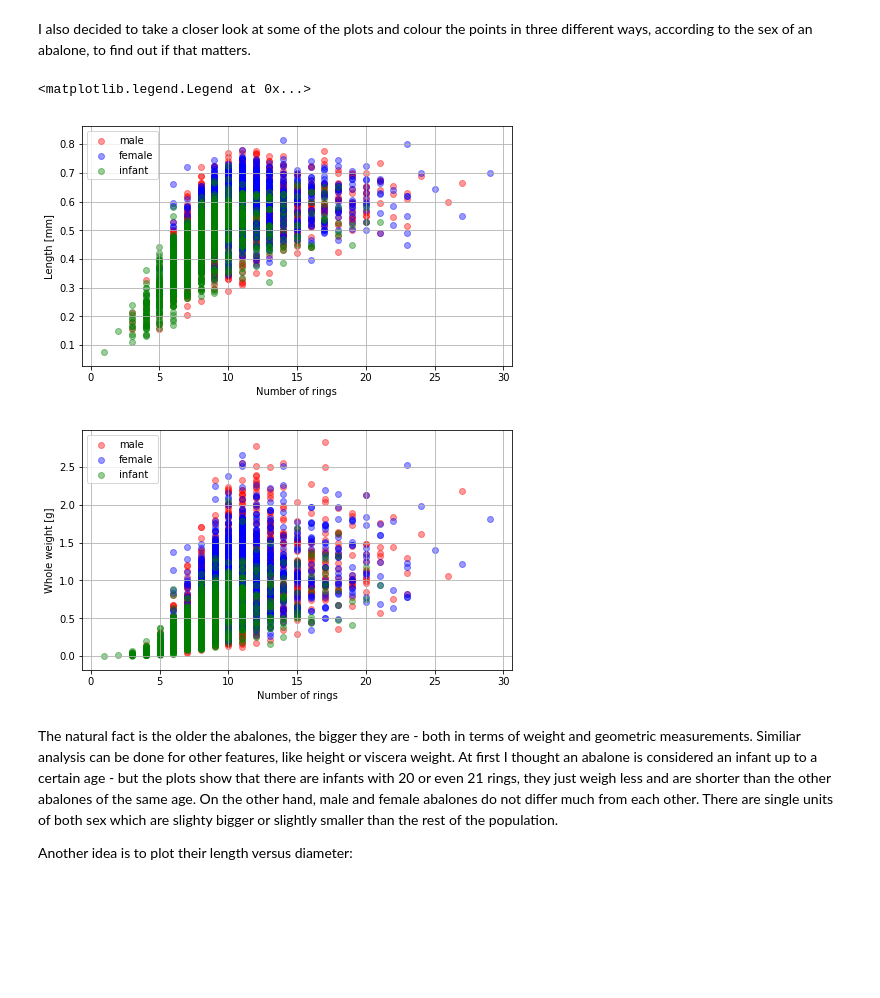
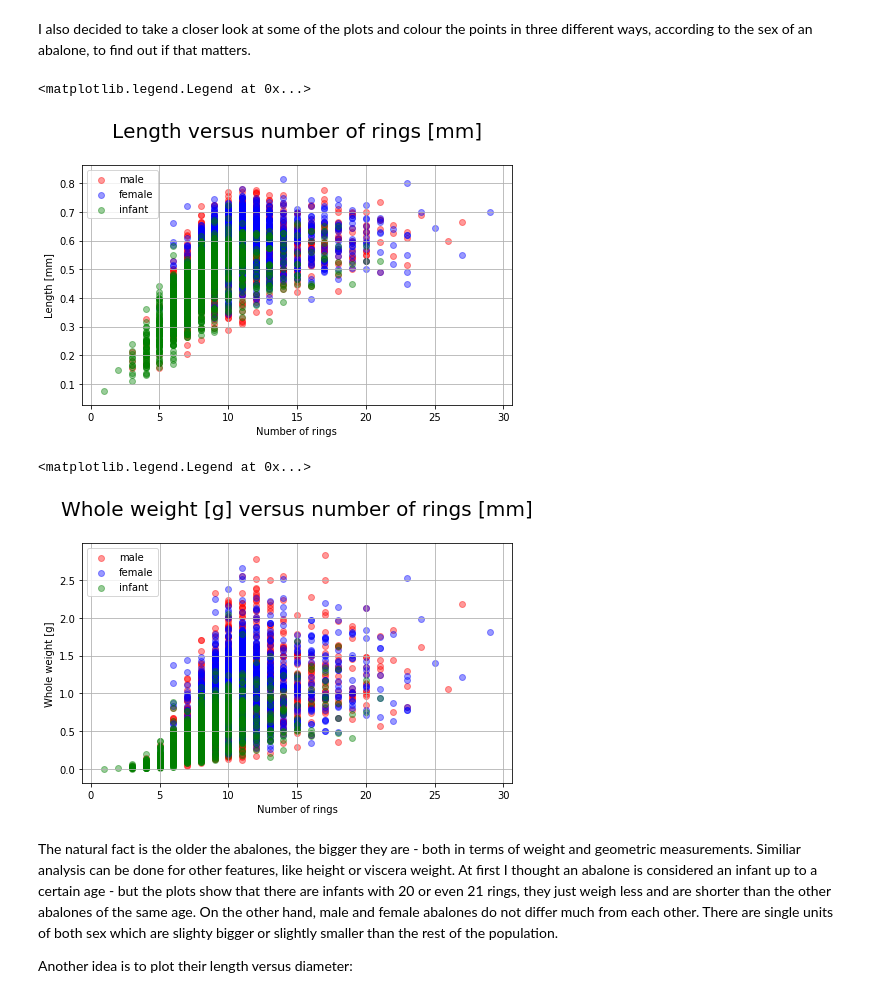
Before and after one commit to acamlet/abalone-dataset, a Jupyter notebook: abalone_dataset.ipynb, the cells around one changed output. Drawn from its saved outputs; the diff is of its cells as text; code cells hidden in the pictures; blank space fills up the shorter version.

```diff
--- a/abalone_dataset.ipynb
+++ b/abalone_dataset.ipynb
@@ -102,30 +104,34 @@ I also decided to take a closer look at some of the plots and colour the points
 # %%
 alpha = 0.4
 plt.figure(figsize=(7,7))
 plt.subplots_adjust(right=2, top=0.6, wspace=0.2)
 plt.subplot(1,2,1)
 plt.grid()
+plt.title("Length versus number of rings [mm]\n", fontsize = 20)
 plt.xlabel('Number of rings')
 plt.ylabel('Length [mm]')
 plt.scatter(df.loc[df.Sex == 'M', 'Number of rings'], df.loc[df.Sex == 'M', 'Length [mm]'], c = 'r', label = 'male', alpha = alpha)
 plt.scatter(df.loc[df.Sex == 'F', 'Number of rings'], df.loc[df.Sex == 'F', 'Length [mm]'], c = 'b', label = 'female', alpha = alpha)
 plt.scatter(df.loc[df.Sex == 'I', 'Number of rings'], df.loc[df.Sex == 'I', 'Length [mm]'], c = 'g', label = 'infant', alpha = alpha)
 plt.legend(loc = 'upper left')
-
-plt.figure(figsize=(7,7))
-plt.subplots_adjust(right=2, top=0.6, wspace=0.2)
-plt.subplot(1,2,2)
-plt.grid()
-plt.xlabel('Number of rings')
-plt.ylabel('Whole weight [g]')
-plt.scatter(df.loc[df.Sex == 'M', 'Number of rings'], df.loc[df.Sex == 'M', 'Whole weight [g]'], c = 'r', label = 'male', alpha = alpha)
-plt.scatter(df.loc[df.Sex == 'F', 'Number of rings'], df.loc[df.Sex == 'F', 'Whole weight [g]'], c = 'b', label = 'female', alpha = alpha)
-plt.scatter(df.loc[df.Sex == 'I', 'Number of rings'], df.loc[df.Sex == 'I', 'Whole weight [g]'], c = 'g', label = 'infant', alpha = alpha)
-plt.legend(loc = 'upper left')
 # %% [output]
 <matplotlib.legend.Legend at 0x...>
-[figure, old version]
+[figure, new version]
-[figure, removed]
+# %%
+plt.figure(figsize=(7,7))
+plt.subplots_adjust(right=2, top=0.6, wspace=0.2)
+plt.subplot(1,2,2)
+plt.grid()
+plt.title("Whole weight [g] versus number of rings [mm]\n", fontsize = 20)
+plt.xlabel('Number of rings')
+plt.ylabel('Whole weight [g]')
+plt.scatter(df.loc[df.Sex == 'M', 'Number of rings'], df.loc[df.Sex == 'M', 'Whole weight [g]'], c = 'r', label = 'male', alpha = alpha)
+plt.scatter(df.loc[df.Sex == 'F', 'Number of rings'], df.loc[df.Sex == 'F', 'Whole weight [g]'], c = 'b', label = 'female', alpha = alpha)
+plt.scatter(df.loc[df.Sex == 'I', 'Number of rings'], df.loc[df.Sex == 'I', 'Whole weight [g]'], c = 'g', label = 'infant', alpha = alpha)
+plt.legend(loc = 'upper left')
+# %% [output]
+<matplotlib.legend.Legend at 0x...>
+[figure, added]
 # %% [markdown]
 The natural fact is the older the abalones, the bigger they are - both in terms of weight and geometric measurements. Similiar analysis can be done for other features, like height or viscera weight. At first I thought an abalone is considered an infant up to a certain age - but the plots show that there are infants with 20 or even 21 rings, they just weigh less and are shorter than the other abalones of the same age. On the other hand, male and female abalones do not differ much from each other. There are single units of both sex which are slighty bigger or slightly smaller than the rest of the population.
 
```
Also changed, not shown: parts of 12 cells of this notebook.
